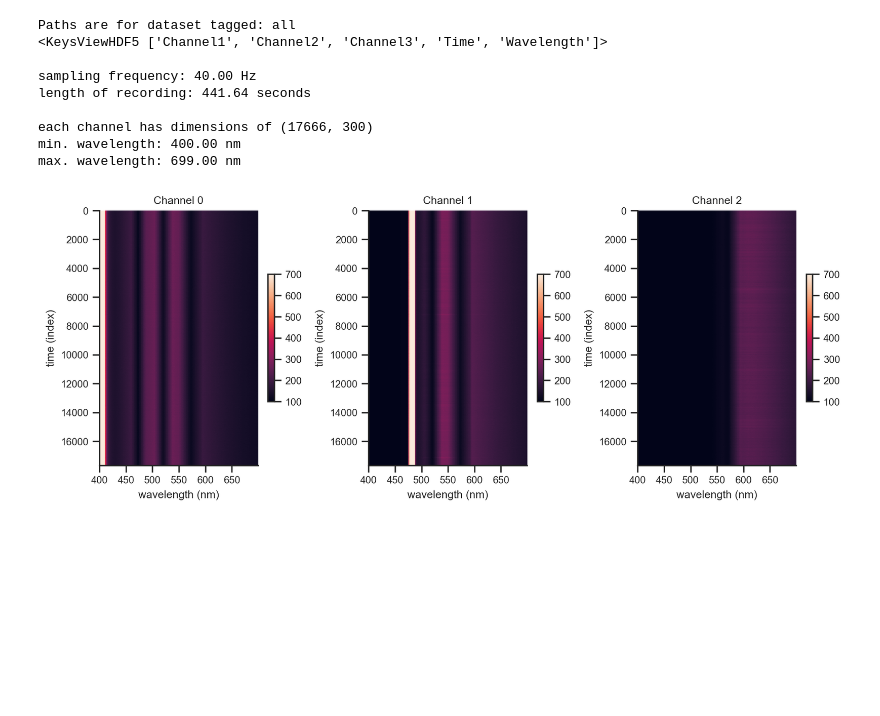
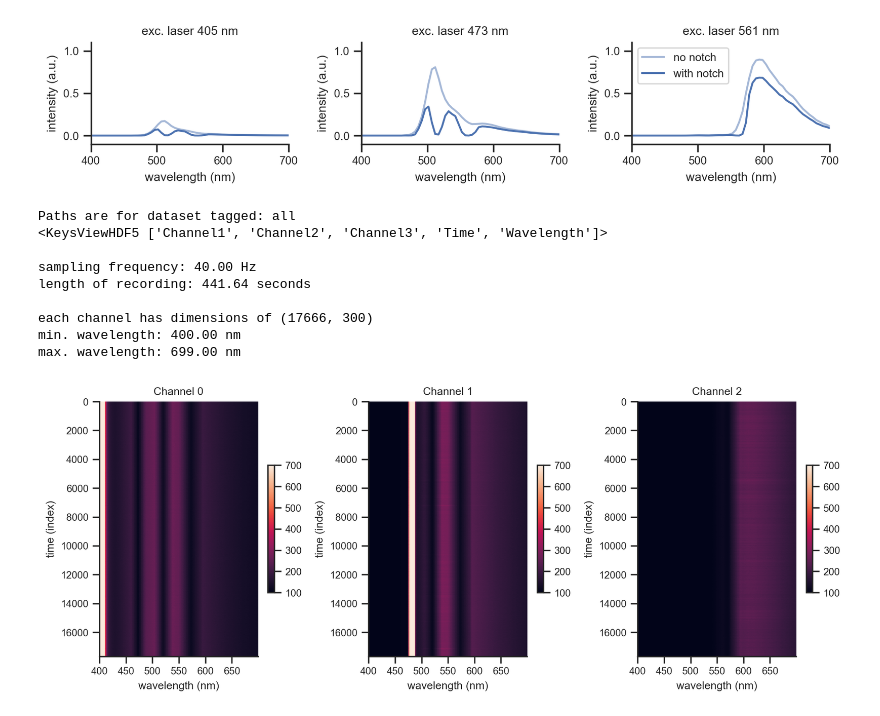
Before and after one commit to AllenInstitute/sourcesep, a Jupyter notebook: notebooks/15_Ca_DA_explore.ipynb, the cells around one changed output. Cells and saved outputs as stored; diff of their text form; code cells hidden in the pictures; blank space fills up the shorter version.

```diff
--- a/notebooks/15_Ca_DA_test.ipynb
+++ b/notebooks/15_Ca_DA_explore.ipynb
@@ -19,3 +69,23 @@ from sourcesep.utils.config import load_config
+# %%
+lasers = [473, 514, 561]
+S = (sim.W.T @ sim.S)
+S_notch = (sim.W.T @ sim.S) * eff_trans.reshape(1,-1)
+
+f, ax = plt.subplots(1,3, figsize=(9,2))
+for j in range(3):
+    ax[j].plot(sim.L_arr, S[j,:], '-b', alpha=0.5, label='no notch')
+    ax[j].plot(sim.L_arr, S_notch[j,:]*eff_trans, '-b', label='with notch')
+    ax[j].set(xlim=(400, 700),
+              ylim=(-0.1, 1.1),
+              xlabel='wavelength (nm)',
+              ylabel='intensity (a.u.)',
+              title=f'exc. laser {sim.W_df.columns.values[j]} nm')
+
+plt.tight_layout()
+plt.legend()
+plt.show()
+# %% [output]
+[figure, added]
 # %%
 paths = load_config(dataset_key='all')
 f = h5py.File(paths['root'] / 'HSFP_636970_2022-11-14-12-34-14_data_preprocessed.hdf5', 'r')
```
Also changed, not shown: parts of 13 cells of this notebook, 2 other files.
